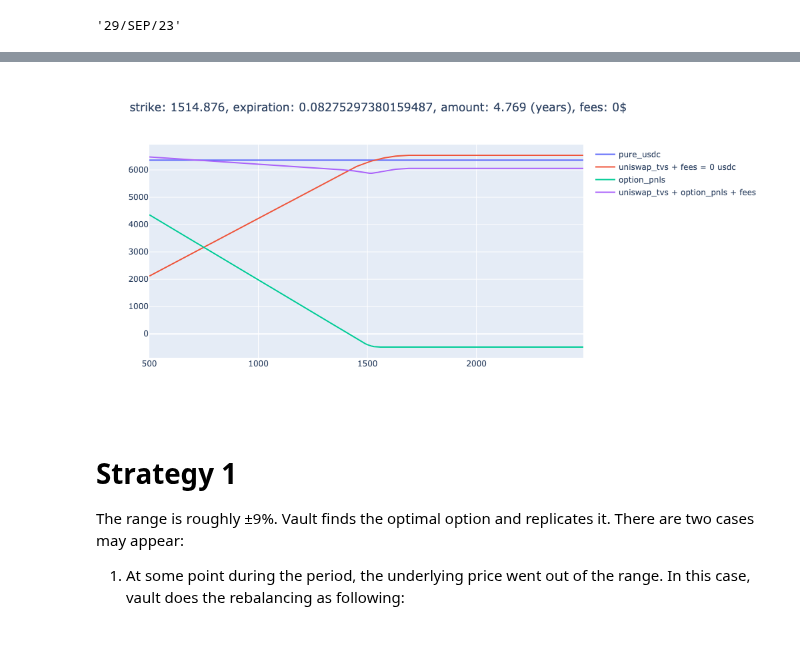
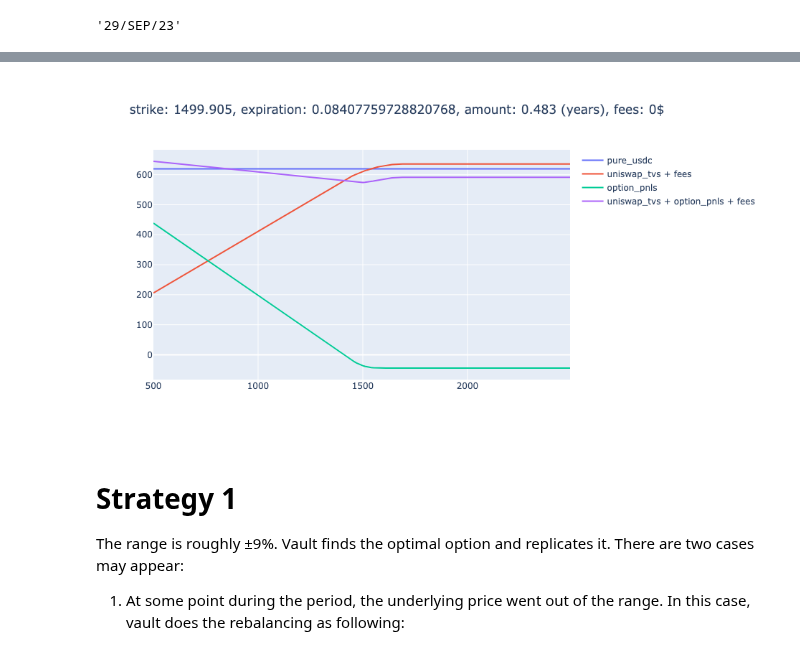
Before and after one commit to DeltaDex-Protocol/research, a Jupyter notebook: backtest/long-dated-options.ipynb, the cells around one changed output, grey strips where cells are left out. Drawn from its saved outputs; the diff is of its cells as text; code cells hidden in the pictures.

Commit message:
just price bounds regulations

```diff
--- a/backtest/long-dated-options.ipynb
+++ b/backtest/long-dated-options.ipynb
@@ -71,7 +71,9 @@ class OptimalOption:
     def find_optimal_option(self):
 
         # todo: make bounds being depenedent on underlying_price
-        prices = np.array([price for price in range(500, 2000, 10 )])
+        price_lower_bound = int(self.uniswap_position.initial_price / 1.5)
+        price_upper_bound = int(self.uniswap_position.initial_price * 1.3)
+        prices = np.array([price for price in range(price_lower_bound, price_upper_bound, 10 )])
 
         from scipy.optimize import minimize
 
@@ -175,7 +177,7 @@ print(underlying_price)
 uniswap_position = UniswapPosition(lower_price = 1400,
                                    upper_price = 1700,
                                    initial_price = underlying_price,
-                                   initial_token1_amount = 3000,    # usdcs
+                                   initial_token1_amount = 300,    # usdcs
                                    period_in_years = 30 / 365.25)
 # %%
 print(uniswap_position.get_total_value(uniswap_position.initial_price))
@@ -198,7 +200,7 @@ print(uniswap_position.get_tokens_amounts(uniswap_position.initial_price))
 # %%
 strike = 1650
 expiration_in_years = 75 / 365.25
-amount = 1
+amount = 5
 # %%
 optimal_option = OptimalOption(sabr,
                                uniswap_position,
@@ -286,29 +284,29 @@ earned_fees = 0 # in usdc
 # %%
 fig = go.Figure()
 fig.update_layout(
     autosize=False,
-    width=1000,
+    width=900,
     height=500)
 
 fig.add_trace(go.Scatter(x=prices, y=pure_usdc,
                     mode='lines',
                     name='pure_usdc'))
 
 fig.add_trace(go.Scatter(x=prices, y=uniswap_tvs + earned_fees,
                     mode='lines',
-                    name="""uniswap_tvs + fees = {} usdc""".format(earned_fees)))
+                    name="""uniswap_tvs + fees""".format(earned_fees)))
 fig.add_trace(go.Scatter(x=prices, y=option_pnls,
                     mode='lines',
                     name='option_pnls'))
 fig.add_trace(go.Scatter(x=prices, y=uniswap_tvs + option_pnls + earned_fees,
                     mode='lines',
                     name='uniswap_tvs + option_pnls + fees'))
 fig.update_layout(title_text='strike: {}, expiration: {}, amount: {} (years), fees: {}$'.format(round(optimal_option.strike, 3),
                                                                              optimal_option.expiration,
                                                                              round(optimal_option.amount, 3),
                                                                              earned_fees))
 # %% [output]
-[figure, old version]
+[figure, new version]
 # %% [markdown]
 # Strategy 1
 
```
Also changed, not shown: parts of 13 cells of this notebook, 1 other file.
